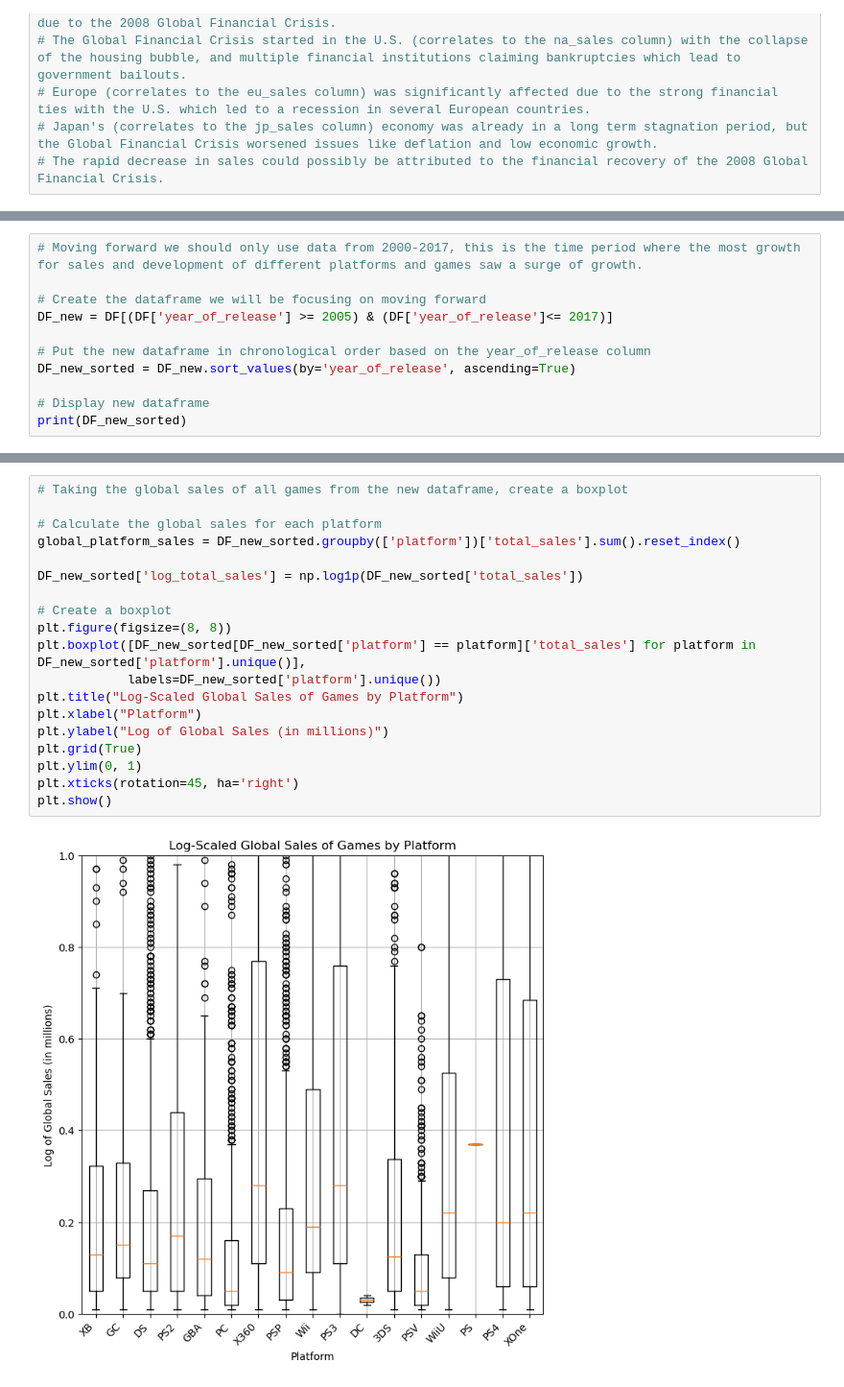
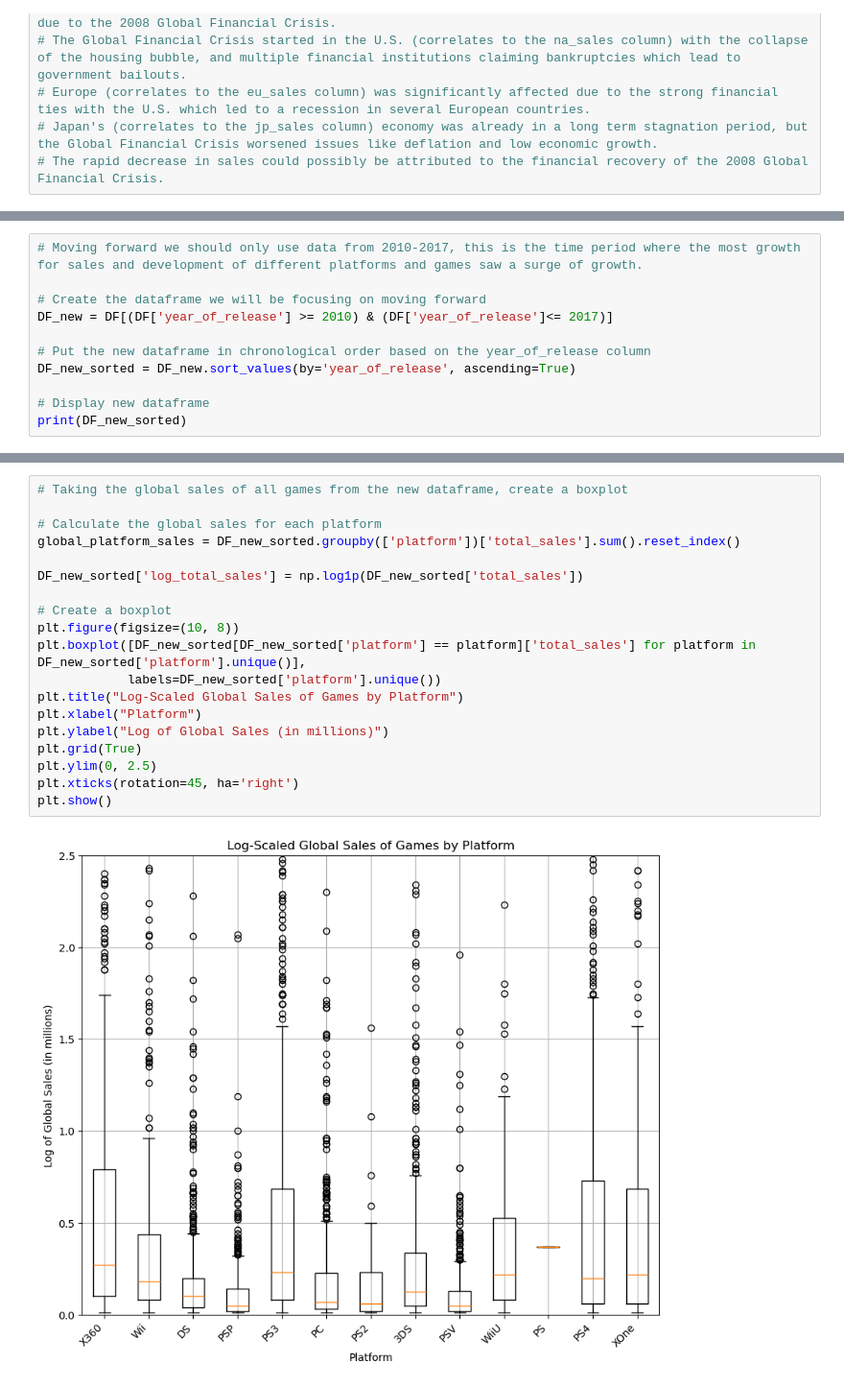
Before and after one commit to michav95/Integrated-Project-1, a Jupyter notebook: notebooks/EDA.ipynb, the cells around one changed output, grey strips where cells are left out. Shown at 96% size. Cells and saved outputs as stored; diff of their text form.

```diff
--- a/notebooks/EDA.ipynb
+++ b/notebooks/EDA.ipynb
@@ -218,8 +530,8 @@ print(f"The average length of time for new platforms to appear, and old ones to
 # %%
-# Moving forward we should only use data from 2000-2017, this is the time period where the most growth for sales and development of different platforms and games saw a surge of growth.
+# Moving forward we should only use data from 2010-2017, this is the time period where the most growth for sales and development of different platforms and games saw a surge of growth.
 
 # Create the dataframe we will be focusing on moving forward
-DF_new = DF[(DF['year_of_release'] >= 2005) & (DF['year_of_release']<= 2017)]
+DF_new = DF[(DF['year_of_release'] >= 2010) & (DF['year_of_release']<= 2017)]
 
 # Put the new dataframe in chronological order based on the year_of_release column
 DF_new_sorted = DF_new.sort_values(by='year_of_release', ascending=True)
@@ -331,21 +635,21 @@ print(platform_trend)
 # %%
 # Taking the global sales of all games from the new dataframe, create a boxplot
 
 # Calculate the global sales for each platform
 global_platform_sales = DF_new_sorted.groupby(['platform'])['total_sales'].sum().reset_index()
 
 DF_new_sorted['log_total_sales'] = np.log1p(DF_new_sorted['total_sales'])
 
 # Create a boxplot
-plt.figure(figsize=(8, 8))
+plt.figure(figsize=(10, 8))
 plt.boxplot([DF_new_sorted[DF_new_sorted['platform'] == platform]['total_sales'] for platform in DF_new_sorted['platform'].unique()],
             labels=DF_new_sorted['platform'].unique())
 plt.title("Log-Scaled Global Sales of Games by Platform")
 plt.xlabel("Platform")
 plt.ylabel("Log of Global Sales (in millions)")
 plt.grid(True)
-plt.ylim(0, 1)
+plt.ylim(0, 2.5)
 plt.xticks(rotation=45, ha='right')
 plt.show()
 # %% [output]
-[figure, old version]
+[figure, new version]
```
Also changed, not shown: parts of 28 cells of this notebook.
